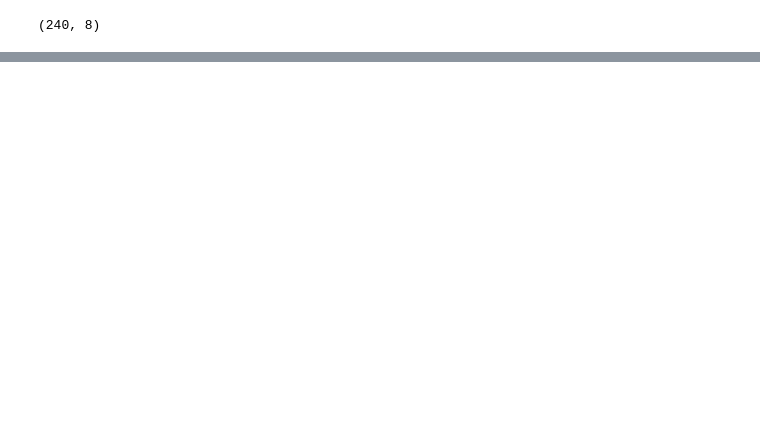
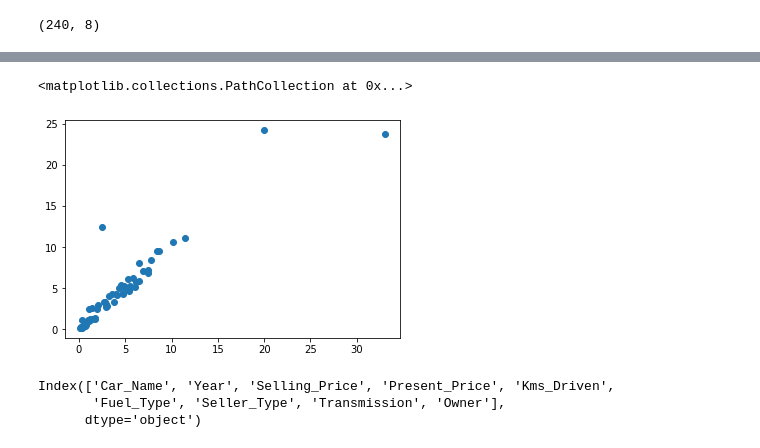
Before and after one commit to Galdina/OneDayProjects, a Jupyter notebook: CarPricePred/car-price-prediction.ipynb, the cells around one changed output, grey strips where cells are left out. Cells and saved outputs as stored; diff of their text form; code cells hidden in the pictures; blank space fills up the shorter version.

```diff
--- a/CarPricePred/car-price-prediction.ipynb
+++ b/CarPricePred/car-price-prediction.ipynb
@@ -283,0 +359,11 @@ plt.scatter(predictions, y_test)
+# %%
+plt.scatter(y_test, predictions)
+# %% [output]
+<matplotlib.collections.PathCollection at 0x...>
+[figure, added]
+# %%
+cars.columns
+# %% [output]
+Index(['Car_Name', 'Year', 'Selling_Price', 'Present_Price', 'Kms_Driven',
+       'Fuel_Type', 'Seller_Type', 'Transmission', 'Owner'],
+      dtype='object')
```
Also changed, not shown: parts of 28 cells of this notebook.
